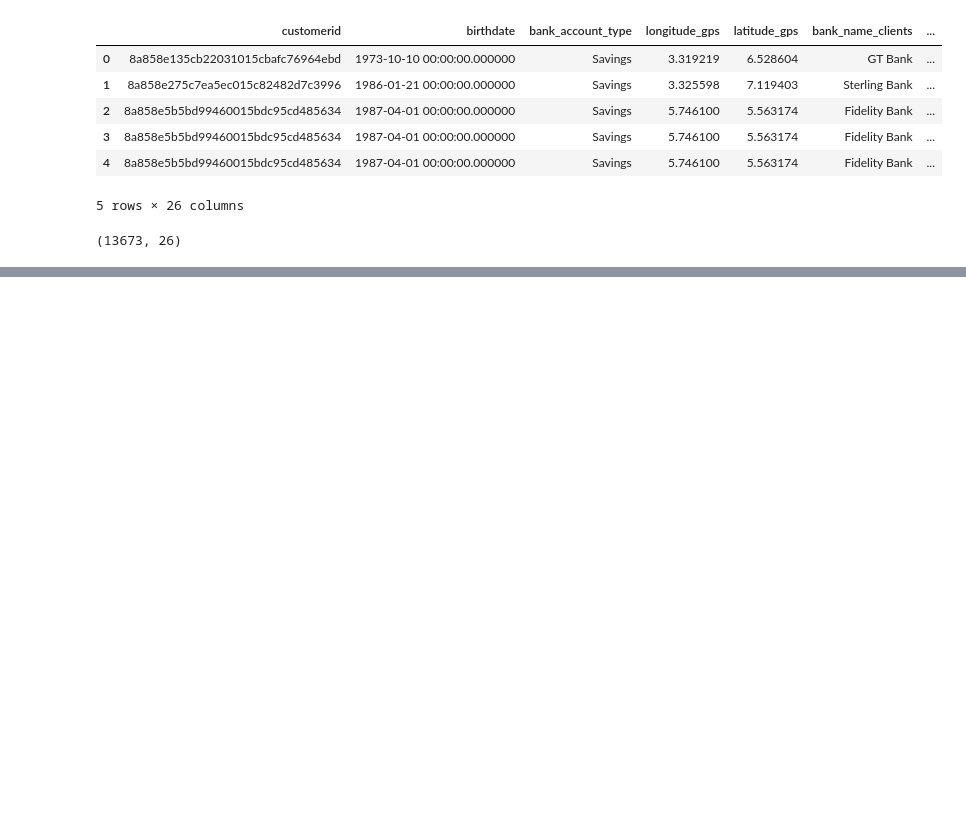
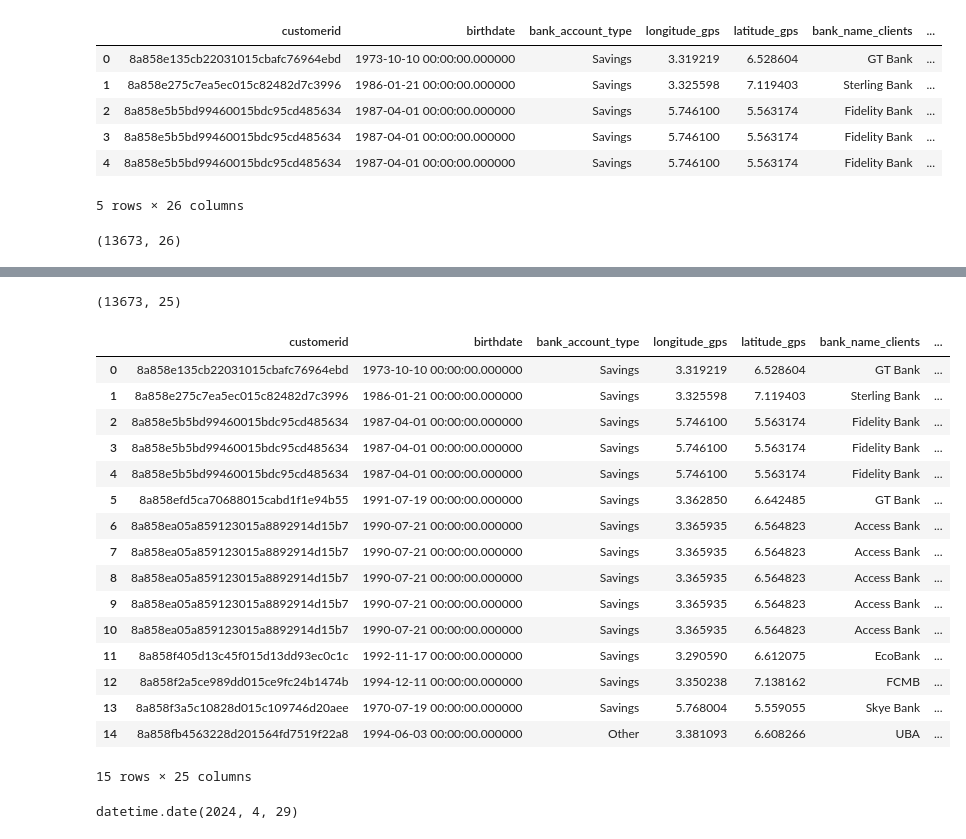
Before and after one commit to kakopo/loan-default-prediction-challenge-group-8, a Jupyter notebook: jupyter_notebook/data_analysis.ipynb, the cells around one changed output, grey strips where cells are left out. Drawn from its saved outputs; the diff is of its cells as text; code cells hidden in the pictures; blank space fills up the shorter version.

Commit message:
age data

```diff
--- a/jupyter_notebook/data_analysis.ipynb
+++ b/jupyter_notebook/data_analysis.ipynb
@@ -322,2 +331,28 @@ Data columns (total 26 columns):
 dtypes: float64(6), int64(6), object(14)
 memory usage: 2.7+ MB
+# %%
+loan_data = loan_data.drop(columns=['level_of_education_clients'])
+# %%
+loan_data.shape
+# %% [output]
+(13673, 25)
+# %%
+loan_data.head(15)
+# %% [output]
+|  | customerid | birthdate | bank_account_type | longitude_gps | latitude_gps | bank_name_clients | ... |
+| 0 | 8a858e135cb22031015cbafc76964ebd | 1973-10-10 00:00:00.000000 | Savings | 3.319219 | 6.528604 | GT Bank | ... |
+| 1 | 8a858e275c7ea5ec015c82482d7c3996 | 1986-01-21 00:00:00.000000 | Savings | 3.325598 | 7.119403 | Sterling Bank | ... |
+| 2 | 8a858e5b5bd99460015bdc95cd485634 | 1987-04-01 00:00:00.000000 | Savings | 5.746100 | 5.563174 | Fidelity Bank | ... |
+| 3 | 8a858e5b5bd99460015bdc95cd485634 | 1987-04-01 00:00:00.000000 | Savings | 5.746100 | 5.563174 | Fidelity Bank | ... |
+| 4 | 8a858e5b5bd99460015bdc95cd485634 | 1987-04-01 00:00:00.000000 | Savings | 5.746100 | 5.563174 | Fidelity Bank | ... |
+| 5 | 8a858efd5ca70688015cabd1f1e94b55 | 1991-07-19 00:00:00.000000 | Savings | 3.362850 | 6.642485 | GT Bank | ... |
+| 6 | 8a858ea05a859123015a8892914d15b7 | 1990-07-21 00:00:00.000000 | Savings | 3.365935 | 6.564823 | Access Bank | ... |
+| 7 | 8a858ea05a859123015a8892914d15b7 | 1990-07-21 00:00:00.000000 | Savings | 3.365935 | 6.564823 | Access Bank | ... |
+| 8 | 8a858ea05a859123015a8892914d15b7 | 1990-07-21 00:00:00.000000 | Savings | 3.365935 | 6.564823 | Access Bank | ... |
+| 9 | 8a858ea05a859123015a8892914d15b7 | 1990-07-21 00:00:00.000000 | Savings | 3.365935 | 6.564823 | Access Bank | ... |
+| 10 | 8a858ea05a859123015a8892914d15b7 | 1990-07-21 00:00:00.000000 | Savings | 3.365935 | 6.564823 | Access Bank | ... |
+| 11 | 8a858f405d13c45f015d13dd93ec0c1c | 1992-11-17 00:00:00.000000 | Savings | 3.290590 | 6.612075 | EcoBank | ... |
+| 12 | 8a858f2a5ce989dd015ce9fc24b1474b | 1994-12-11 00:00:00.000000 | Savings | 3.350238 | 7.138162 | FCMB | ... |
+| 13 | 8a858f3a5c10828d015c109746d20aee | 1970-07-19 00:00:00.000000 | Savings | 5.768004 | 5.559055 | Skye Bank | ... |
+| 14 | 8a858fb4563228d201564fd7519f22a8 | 1994-06-03 00:00:00.000000 | Other | 3.381093 | 6.608266 | UBA | ... |
+15 rows × 25 columns
@@ -323,0 +363,4 @@ memory usage: 2.7+ MB
+# %%
+today
+# %% [output]
+datetime.date(2024, 4, 29)
```
Also changed, not shown: parts of 11 cells of this notebook.
